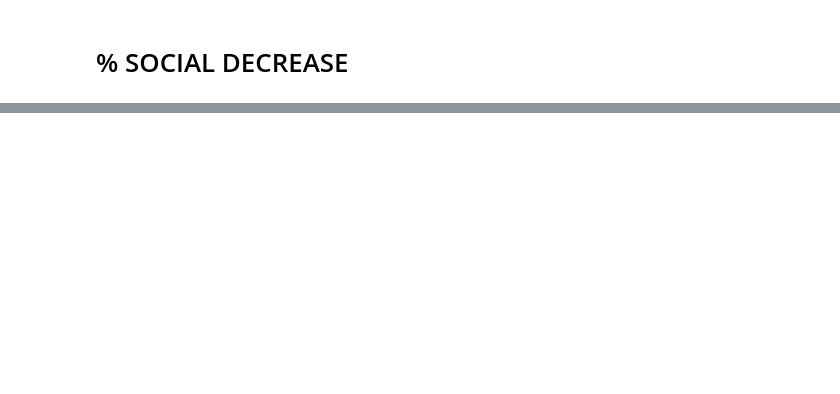
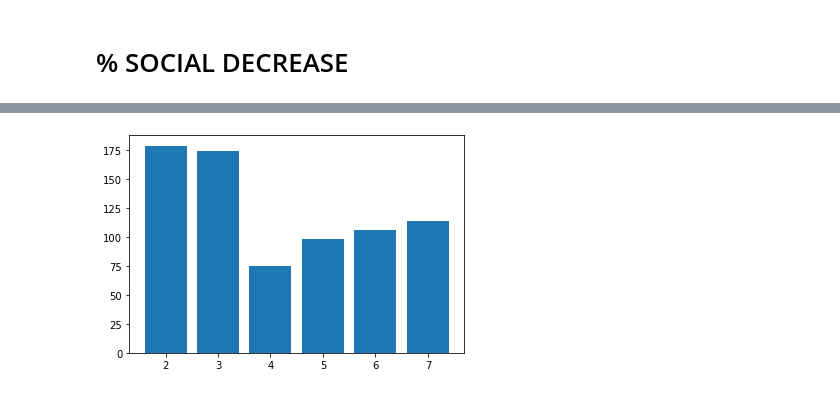
Before and after one commit to NSS-Data-Analytics-Cohort-7/didd-an-array-of-jorts, a Jupyter notebook: notebooks/Untitled4.ipynb, the cells around one changed output, grey strips where cells are left out. Cells and saved outputs as stored; diff of their text form; code cells hidden in the pictures; blank space fills up the shorter version.

```diff
--- a/notebooks/Untitled4.ipynb
+++ b/notebooks/Untitled4.ipynb
@@ -698,0 +1235,3 @@ plt.show()
+# %%
+social_1_4= (eco_exit_for_1_social_4['exit_social']).count()
+print(social_1_4)
@@ -698,0 +1240,3 @@ plt.show()
+# %%
+social_1_5= (eco_exit_for_1_social_5['exit_social']).count()
+print(social_1_5)
@@ -698,0 +1245,3 @@ plt.show()
+# %%
+social_1_6= (eco_exit_for_1_social_6['exit_social']).count()
+print(social_1_6)
@@ -698,0 +1250,3 @@ plt.show()
+# %%
+social_1_7= (eco_exit_for_1_social_7['exit_social']).count()
+print(social_1_7)
@@ -698,0 +1352,8 @@ plt.show()
+# %%
+lst3 = [social_1_2, social_1_3, social_1_4, social_1_5, social_1_6, social_1_7]
+df3= pd.DataFrame(lst3, index=['Social: 2', 'Social: 3', 'Social: 4', 'Social: 5', 'Social: 6', 'Social: 7'])
+lst3_2 = [2,3,4,5,6,7]
+plt.bar(lst3_2, lst3)
+plt.show()
+# %% [output]
+[figure, added]
```
Also changed, not shown: parts of 130 cells of this notebook.
